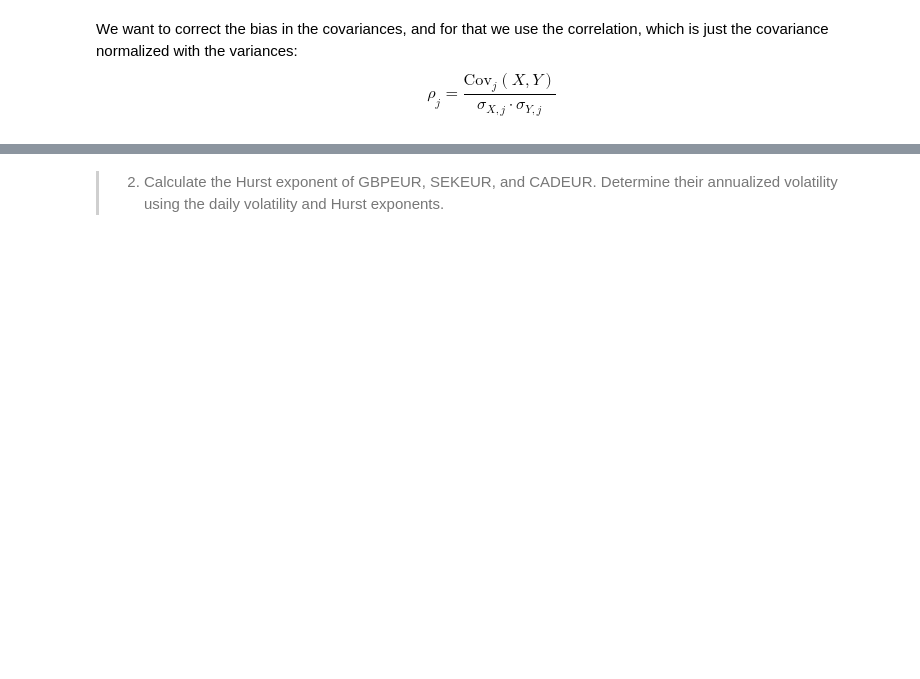
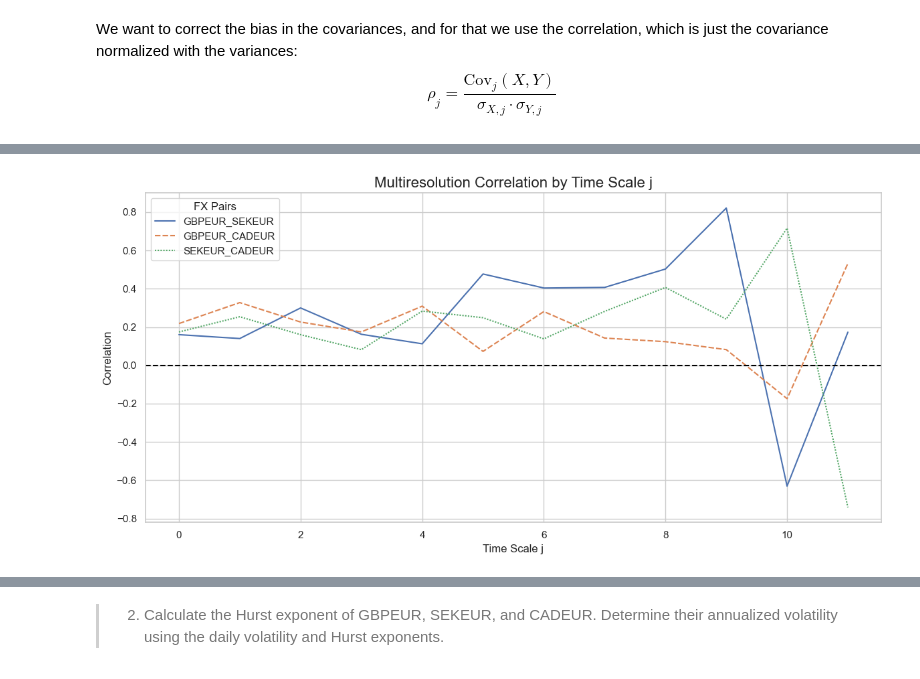
Before and after one commit to MartinJondeau/Market-Risk-Modelling, a Jupyter notebook: Question_E.ipynb, the cells around one changed output, grey strips where cells are left out. Saved outputs shown, nothing was run; the diff lists cells and outputs as text; code cells hidden in the pictures; blank space fills up the shorter version.

```diff
--- a/Question_E.ipynb
+++ b/Question_E.ipynb
@@ -181,0 +184,20 @@ def correlation(coef1, coef2):
+# %%
+# series to store the correlations for each pair of FX rate for all time scales
+analys_series = []
+# Apply Haar transform on each series
+GBPEUR = haar_transformation(df['returns_GBPEUR'])
+SEKEUR = haar_transformation(df['returns_SEKEUR'])
+CADEUR = haar_transformation(df['returns_CADEUR'])
+# Define the pairs we want to analyze
+pairs = [("GBPEUR_SEKEUR", GBPEUR, SEKEUR), ("GBPEUR_CADEUR", GBPEUR, CADEUR) ,("SEKEUR_CADEUR", SEKEUR, CADEUR)]
+for label, c1, c2 in pairs:
+    # we apply correlation
+    corr = correlation(c1, c2)
+    # We define a name for the pair of FX rate
+    corr.name = label
+    # We add it to the series
+    analys_series.append(corr)
+
+# We merge each multiresolution correlation analysis to obtain a df with all pairs of rates
+analys_df = pd.concat(analys_series, axis=1)
+analys_df
@@ -181,0 +226,24 @@ def correlation(coef1, coef2):
+# %%
+# plotting librairies
+import seaborn as sns
+import matplotlib.pyplot as plt
+
+def multires_correlation_analys(df):
+    # We remove NaNs else it doesn't compile
+    df = df.dropna()
+    #Looks better with whitegrid
+    sns.set_theme(style="whitegrid")
+    plt.figure(figsize=(12, 6))
+    sns.lineplot(data=df)
+    plt.title("Multiresolution Correlation by Time Scale j", fontsize=16)
+    plt.xlabel("Time Scale j", fontsize=12)
+    plt.ylabel("Correlation", fontsize=12)
+    #line at 0 for reference
+    plt.axhline(0, color='black', linestyle='--')
+    plt.legend(title="FX Pairs")
+    plt.tight_layout()
+    plt.show()
+
+multires_correlation_analys(analys_df)
+# %% [output]
+[figure, added]
```
Also changed, not shown: parts of 4 cells of this notebook.
